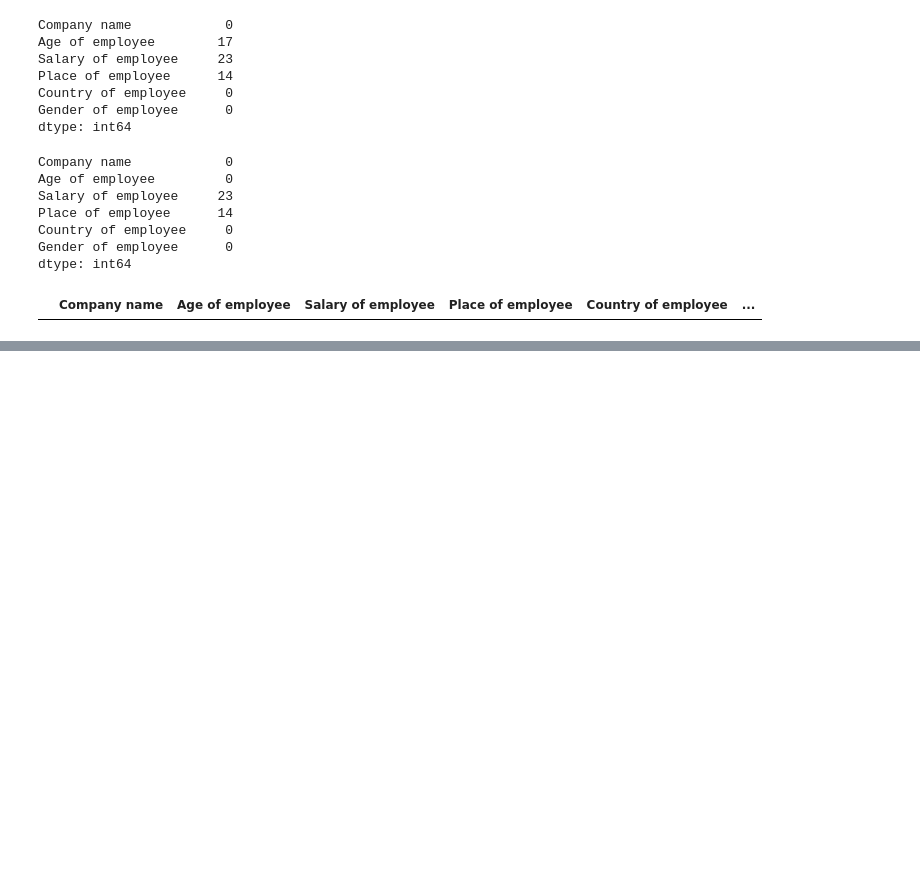
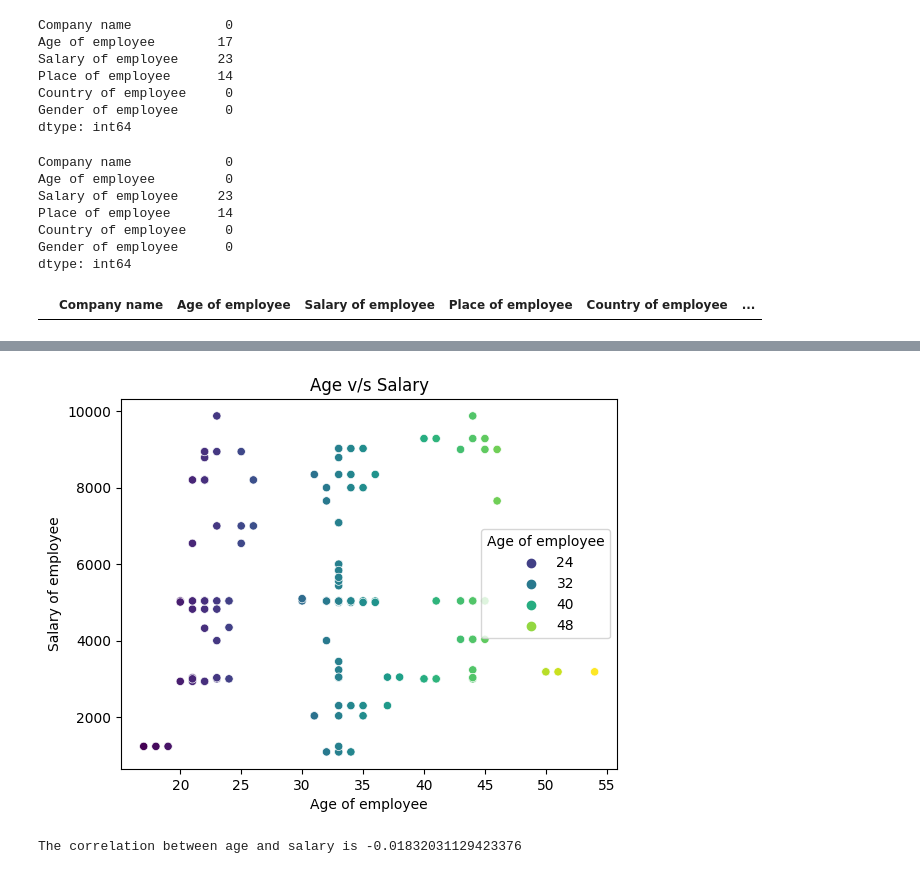
Before and after one commit to Navaneeth-2023/Data-Preprocessing-Project_Navaneeth-Krishnan-S, a Jupyter notebook: Project - Data Preprocessing_Navaneeth Krishnan S_DSML-EE-B1.ipynb, the cells around one changed output, grey strips where cells are left out. Cells and saved outputs as stored; diff of their text form; code cells hidden in the pictures; blank space fills up the shorter version.

```diff
--- a/Project - Data Preprocessing_Navaneeth Krishnan S_DSML-EE-B1.ipynb
+++ b/Project - Data Preprocessing_Navaneeth Krishnan S_DSML-EE-B1.ipynb
@@ -404,0 +442,17 @@ dfN
+# %%
+#Scatter plot visualization (both variables are numerical type)
+age=dfN['Age of employee']
+salary=dfN['Salary of employee']
+plt.xlabel('Age of employee')
+plt.ylabel('Salary of employee')
+plt.title("Age v/s Salary")
+sns.scatterplot(x=age,y=salary,hue=age,palette='viridis')
+plt.show()
+# %% [output]
+[figure, added]
+# %%
+#Finding correlation
+correlation=dfN['Age of employee'].corr(dfN['Salary of employee'])
+print("The correlation between age and salary is",correlation)
+# %% [output]
+The correlation between age and salary is -0.01832031129423376
```
Also changed, not shown: parts of 20 cells of this notebook.
